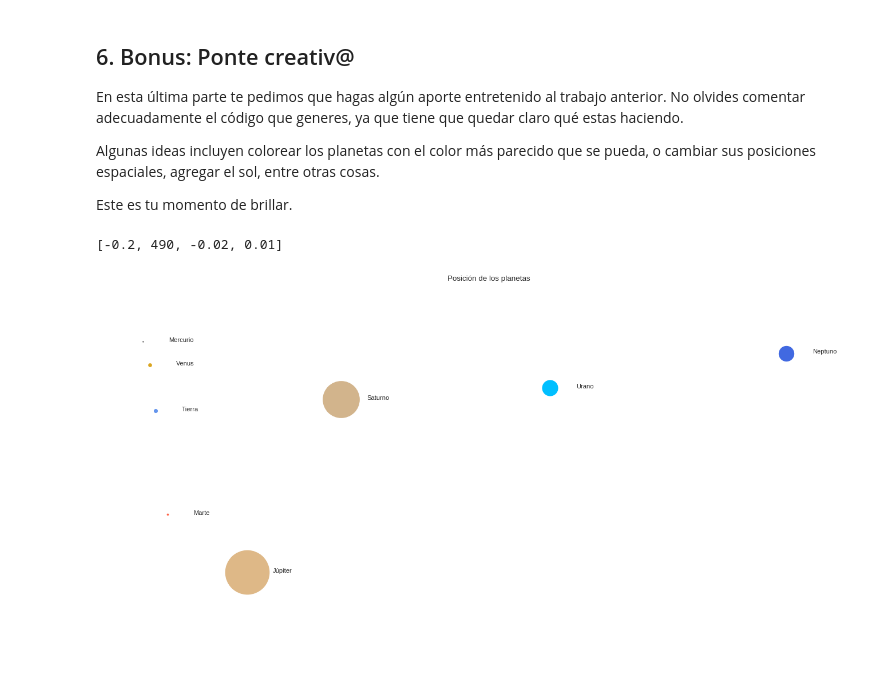
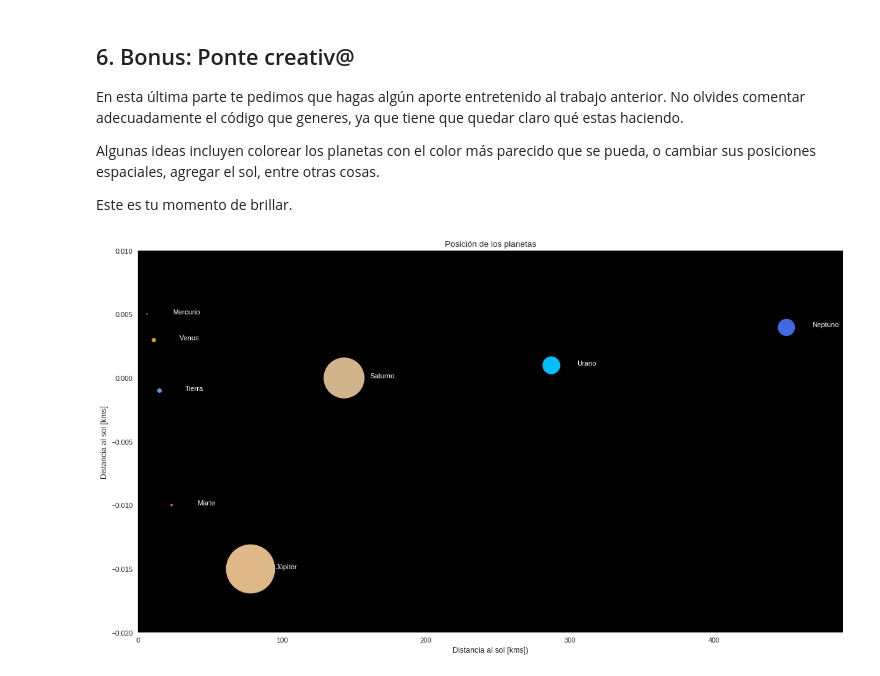
Before and after one commit to DanielaM8/minitarea1, a Jupyter notebook: minitarea1.ipynb, the cells around one changed output. Saved outputs shown, nothing was run; the diff lists cells and outputs as text; code cells hidden in the pictures.

```diff
--- a/minitarea1.ipynb
+++ b/minitarea1.ipynb
@@ -190,41 +190,43 @@ Este es tu momento de brillar.
 # %%
 import matplotlib.pyplot as plt
 import random
-fig1 = plt.figure(None,(20,10),80,'k','k',False)
+fig1 = plt.figure(None,(18,10),80,'k','k',False)
 for planeta in dict_planetas.values():
   if planeta.getNombre()=='Mercurio':
     colorplaneta='gray'
     n=0.005
   if planeta.getNombre()=='Venus':
     colorplaneta='goldenrod'
     n=0.003
   if planeta.getNombre()=='Tierra':
     colorplaneta='cornflowerblue'
     n=-0.001
   if planeta.getNombre()=='Marte':
     colorplaneta='tomato'
     n=-0.01
   if planeta.getNombre()=='Júpiter':
     colorplaneta='burlywood'
     n=-0.015
   if planeta.getNombre()=='Saturno':
     colorplaneta='tan'
     n=0
   if planeta.getNombre()=='Urano':
     colorplaneta='deepskyblue'
     n=0.001
   if planeta.getNombre()=='Neptuno':
     colorplaneta='royalblue'
     n=0.004
   plt.plot(planeta.getDistancia()/10000000, n, 'o', markersize=planeta.getRadio()/1000,color=colorplaneta)
-  plt.text(planeta.getDistancia()/10000000 +18, n, planeta.getNombre(), rotation=0, size=10)
+  plt.text(planeta.getDistancia()/10000000 +18, n, planeta.getNombre(), rotation=0, size=10,color='w')
+
+
 
 
 plt.xlabel('Distancia al sol [kms])')
 plt.ylabel('Distancia al sol [kms]')
 plt.title('Posición de los planetas')
-plt.axis('off')
+plt.rcParams['axes.facecolor']='black'
 plt.axis([-0.2,490,-0.02,0.01])
+plt.grid(False)
 # %% [output]
-[-0.2, 490, -0.02, 0.01]
-[figure, old version]
+[figure, new version]
```
